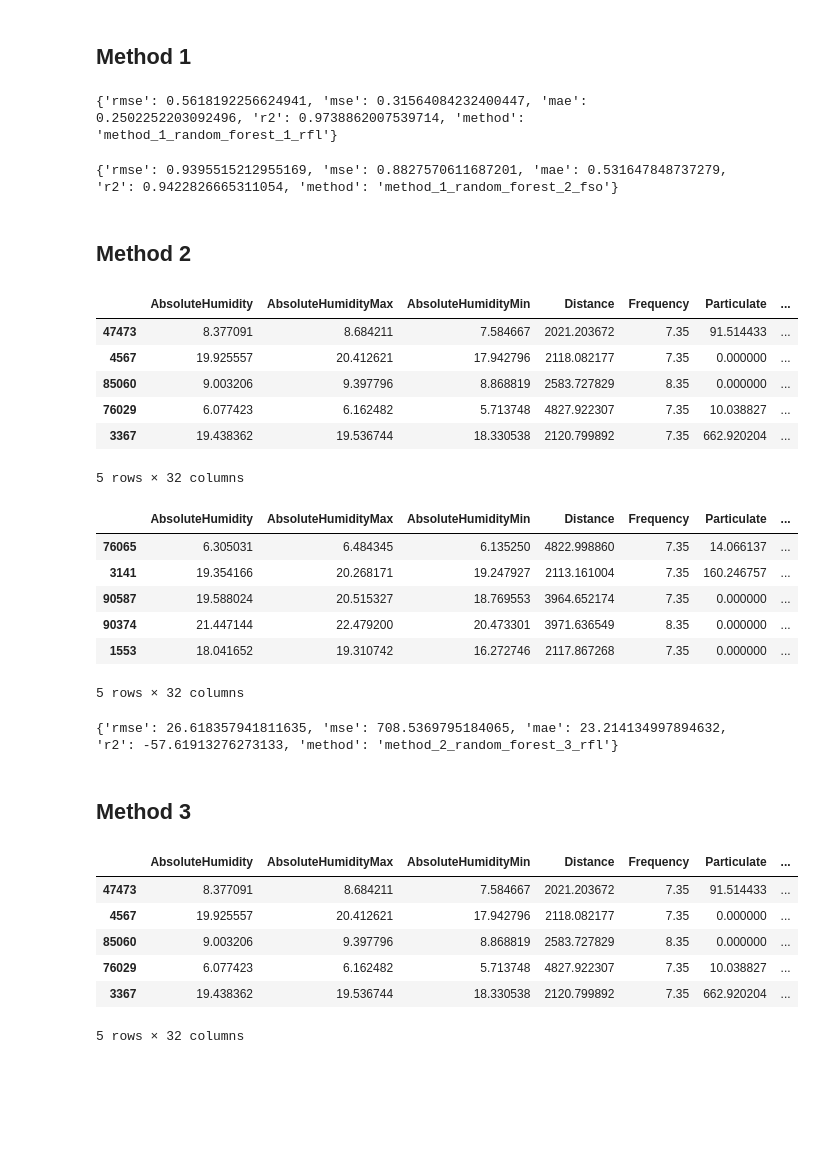
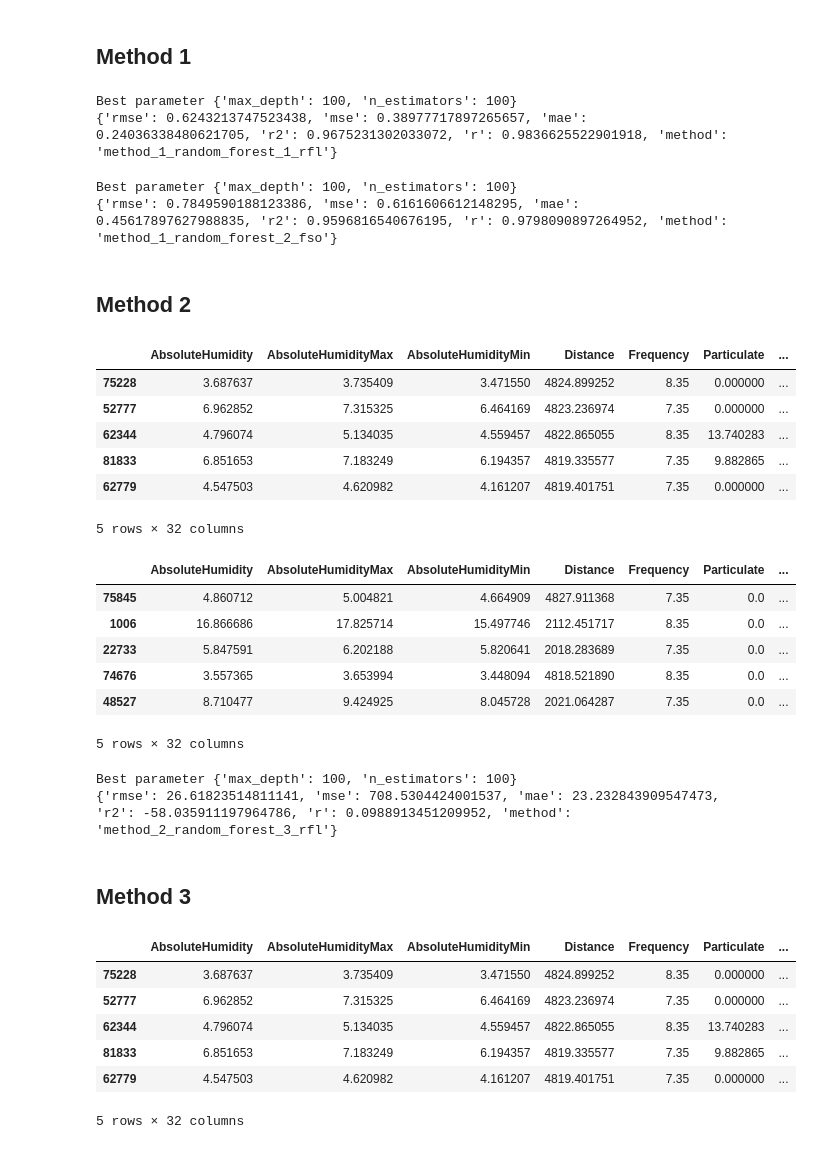
Before and after one commit to hoangthuha/researchproject, a Jupyter notebook: Project_B_Full_Data.ipynb, the cells around one changed output. Cells and saved outputs as stored; diff of their text form; code cells hidden in the pictures; blank space fills up the shorter version.

```diff
--- a/Project_B_Full_Data.ipynb
+++ b/Project_B_Full_Data.ipynb
@@ -81,11 +285,11 @@ y_test:  (27414, 2)
 # %%
-y_train_FSO = y_train["FSO_Att"]
+y_train_FSO = y_train_validation["FSO_Att"]
 y_train_FSO = y_train_FSO.to_numpy().reshape(-1,1)
 
 y_test_FSO = y_test["FSO_Att"]
 y_test_FSO = y_test_FSO.to_numpy().reshape(-1,1)
 
-y_train_RFL = y_train["RFL_Att"]
+y_train_RFL = y_train_validation["RFL_Att"]
 y_train_RFL = y_train_RFL.to_numpy().reshape(-1,1)
 
 y_test_RFL = y_test["RFL_Att"]
@@ -112,24 +316,27 @@ def calculate_metrics(y_true, y_pred):
     mse = mean_squared_error(y_true, y_pred)
     mae = mean_absolute_error(y_true, y_pred)
     r2 = r2_score(y_true, y_pred)
+    # r = r_regression(y_true, y_pred)[0]
 
     return {"rmse": rmse,
             "mse": mse,
             "mae": mae,
             "r2" : r2,
+            # "r": 0
             }
 
 def perform_random_forest_regression(X_train, y_train):
     regressor = RandomForestRegressor(random_state=0, oob_score=True, n_jobs=4)
     param_grid = {
-    'n_estimators': [10],
-    'max_depth': [20]
+    'n_estimators': [10,100],
+    'max_depth': [20, 100]
     }
     grid_regr = GridSearchCV(estimator = regressor, param_grid = param_grid, cv = 3)
     grid_regr.fit(X_train, y_train)
 
     model = grid_regr.best_estimator_
     best_params = grid_regr.best_params_
+    print("Best parameter", best_params)
 
     return model
 
@@ -153,10 +360,10 @@ y_train_FSO_scaled = target_scaler_FSO.transform(y_train_FSO)
 target_scaler_RFL = StandardScaler().fit(y_train_RFL)
 y_train_RFL_scaled = target_scaler_RFL.transform(y_train_RFL)
 # %%
-method_1_random_forest_1_rfl = perform_random_forest_regression(X_train_scaled, y_train_RFL_scaled)
-method_1_random_forest_1_rfl
+method_1_random_forest_1_rfl = perform_random_forest_regression(X_train_validation, y_train_RFL_scaled)
+# method_1_random_forest_1_rfl
 
-y_pred_method_1_random_forest_1_rfl = predict(method_1_random_forest_1_rfl, X_test_scaled, target_scaler_RFL)
+y_pred_method_1_random_forest_1_rfl = predict(method_1_random_forest_1_rfl, X_test, target_scaler_RFL)
 
 method_1_random_forest_1_rfl_metrics = calculate_metrics(y_test_RFL, y_pred_method_1_random_forest_1_rfl)
 method_1_random_forest_1_rfl_metrics['method'] = 'method_1_random_forest_1_rfl'
@@ -169,33 +376,35 @@ print(method_1_random_forest_1_rfl_metrics)
 # method_1_random_forest_1_rfl_metrics = calculate_metrics(y_test_RFL, y_pred_method_1_random_forest_1_rfl)
 # method_1_random_forest_1_rfl_metrics
 # %% [output]
-{'rmse': 0.5618192256624941, 'mse': 0.31564084232400447, 'mae': 0.2502252203092496, 'r2': 0.9738862007539714, 'method': 'method_1_random_forest_1_rfl'}
+Best parameter {'max_depth': 100, 'n_estimators': 100}
+{'rmse': 0.6243213747523438, 'mse': 0.38977717897265657, 'mae': 0.24036338480621705, 'r2': 0.9675231302033072, 'r': 0.9836625522901918, 'method': 'method_1_random_forest_1_rfl'}
 # %%
-method_1_random_forest_2_fso = perform_random_forest_regression(X_train_scaled, y_train_FSO_scaled)
-method_1_random_forest_2_fso
+method_1_random_forest_2_fso = perform_random_forest_regression(X_train_validation, y_train_FSO_scaled)
+# method_1_random_forest_2_fso
 
-y_pred_method_1_random_forest_2_fso = predict(method_1_random_forest_2_fso, X_test_scaled, target_scaler_FSO)
+y_pred_method_1_random_forest_2_fso = predict(method_1_random_forest_2_fso, X_test, target_scaler_FSO)
 
 method_1_random_forest_2_fso_metrics = calculate_metrics(y_test_FSO, y_pred_method_1_random_forest_2_fso)
 method_1_random_forest_2_fso_metrics['method'] = 'method_1_random_forest_2_fso'
 all_metrics.append(method_1_random_forest_2_fso_metrics)
 print(method_1_random_forest_2_fso_metrics)
 # %% [output]
-{'rmse': 0.9395515212955169, 'mse': 0.8827570611687201, 'mae': 0.531647848737279, 'r2': 0.9422826665311054, 'method': 'method_1_random_forest_2_fso'}
+Best parameter {'max_depth': 100, 'n_estimators': 100}
+{'rmse': 0.7849590188123386, 'mse': 0.6161606612148295, 'mae': 0.45617897627988835, 'r2': 0.9596816540676195, 'r': 0.9798090897264952, 'method': 'method_1_random_forest_2_fso'}
 # %% [markdown]
 ## Method 2
 # %%
-RFL_pred_train = predict(method_1_random_forest_1_rfl, X_train_scaled, target_scaler_RFL)
+RFL_pred_train = predict(method_1_random_forest_1_rfl, X_train_validation, target_scaler_RFL)
 # %%
-X_train_RFL = X_train.copy()
+X_train_RFL = X_train_validation_df.copy()
 X_train_RFL["RFL_Att_predicted"] = RFL_pred_train
 X_train_RFL.head()
 # %% [output]
 |  | AbsoluteHumidity | AbsoluteHumidityMax | AbsoluteHumidityMin | Distance | Frequency | Particulate | ... |
-| 47473 | 8.377091 | 8.684211 | 7.584667 | 2021.203672 | 7.35 | 91.514433 | ... |
-| 4567 | 19.925557 | 20.412621 | 17.942796 | 2118.082177 | 7.35 | 0.000000 | ... |
-| 85060 | 9.003206 | 9.397796 | 8.868819 | 2583.727829 | 8.35 | 0.000000 | ... |
-| 76029 | 6.077423 | 6.162482 | 5.713748 | 4827.922307 | 7.35 | 10.038827 | ... |
-| 3367 | 19.438362 | 19.536744 | 18.330538 | 2120.799892 | 7.35 | 662.920204 | ... |
+| 75228 | 3.687637 | 3.735409 | 3.471550 | 4824.899252 | 8.35 | 0.000000 | ... |
+| 52777 | 6.962852 | 7.315325 | 6.464169 | 4823.236974 | 7.35 | 0.000000 | ... |
+| 62344 | 4.796074 | 5.134035 | 4.559457 | 4822.865055 | 8.35 | 13.740283 | ... |
+| 81833 | 6.851653 | 7.183249 | 6.194357 | 4819.335577 | 7.35 | 9.882865 | ... |
+| 62779 | 4.547503 | 4.620982 | 4.161207 | 4819.401751 | 7.35 | 0.000000 | ... |
 5 rows × 32 columns
 # %%
@@ -203,14 +412,14 @@ RFL_pred_test = predict(method_1_random_forest_1_rfl, X_test_scaled, target_scal
 # %%
-X_test_RFL = X_test.copy()
+X_test_RFL = X_test_df.copy()
 X_test_RFL["RFL_Att_predicted"] = RFL_pred_test
 X_test_RFL.head()
 # %% [output]
 |  | AbsoluteHumidity | AbsoluteHumidityMax | AbsoluteHumidityMin | Distance | Frequency | Particulate | ... |
-| 76065 | 6.305031 | 6.484345 | 6.135250 | 4822.998860 | 7.35 | 14.066137 | ... |
-| 3141 | 19.354166 | 20.268171 | 19.247927 | 2113.161004 | 7.35 | 160.246757 | ... |
-| 90587 | 19.588024 | 20.515327 | 18.769553 | 3964.652174 | 7.35 | 0.000000 | ... |
-| 90374 | 21.447144 | 22.479200 | 20.473301 | 3971.636549 | 8.35 | 0.000000 | ... |
-| 1553 | 18.041652 | 19.310742 | 16.272746 | 2117.867268 | 7.35 | 0.000000 | ... |
+| 75845 | 4.860712 | 5.004821 | 4.664909 | 4827.911368 | 7.35 | 0.0 | ... |
+| 1006 | 16.866686 | 17.825714 | 15.497746 | 2112.451717 | 8.35 | 0.0 | ... |
+| 22733 | 5.847591 | 6.202188 | 5.820641 | 2018.283689 | 7.35 | 0.0 | ... |
+| 74676 | 3.557365 | 3.653994 | 3.448094 | 4818.521890 | 8.35 | 0.0 | ... |
+| 48527 | 8.710477 | 9.424925 | 8.045728 | 2021.064287 | 7.35 | 0.0 | ... |
 5 rows × 32 columns
 # %%
 feature_scaler_rfl = StandardScaler().fit(X_train_RFL)
@@ -218,7 +427,7 @@ X_train_RFL_scaled = feature_scaler_rfl.transform(X_train_RFL)
 X_test_RFL_scaled = feature_scaler_rfl.transform(X_test_RFL)
 
 method_2_random_forest_3_rfl = perform_random_forest_regression(X_train_RFL_scaled, y_train_FSO)
-method_2_random_forest_3_rfl
+# method_2_random_forest_3_rfl
 
 y_pred_method_2_random_forest_3_rfl = predict(method_2_random_forest_3_rfl, X_test_RFL_scaled, target_scaler_RFL)
 
@@ -227,7 +436,8 @@ method_2_random_forest_3_rfl_metrics['method'] = 'method_2_random_forest_3_rfl'
 all_metrics.append(method_2_random_forest_3_rfl_metrics)
 print(method_2_random_forest_3_rfl_metrics)
 # %% [output]
-{'rmse': 26.618357941811635, 'mse': 708.5369795184065, 'mae': 23.214134997894632, 'r2': -57.61913276273133, 'method': 'method_2_random_forest_3_rfl'}
+Best parameter {'max_depth': 100, 'n_estimators': 100}
+{'rmse': 26.61823514811141, 'mse': 708.5304424001537, 'mae': 23.232843909547473, 'r2': -58.035911197964786, 'r': 0.0988913451209952, 'method': 'method_2_random_forest_3_rfl'}
 # %% [markdown]
 ## Method 3
 # %%
@@ -235,13 +445,13 @@ FSO_pred_train = predict(method_1_random_forest_2_fso, X_train_scaled, target_sc
 # %%
-X_train_FSO = X_train.copy()
+X_train_FSO = X_train_validation_df.copy()
 X_train_FSO["FSO_Att_predicted"] = FSO_pred_train
 X_train_FSO.head()
 # %% [output]
 |  | AbsoluteHumidity | AbsoluteHumidityMax | AbsoluteHumidityMin | Distance | Frequency | Particulate | ... |
-| 47473 | 8.377091 | 8.684211 | 7.584667 | 2021.203672 | 7.35 | 91.514433 | ... |
-| 4567 | 19.925557 | 20.412621 | 17.942796 | 2118.082177 | 7.35 | 0.000000 | ... |
-| 85060 | 9.003206 | 9.397796 | 8.868819 | 2583.727829 | 8.35 | 0.000000 | ... |
-| 76029 | 6.077423 | 6.162482 | 5.713748 | 4827.922307 | 7.35 | 10.038827 | ... |
-| 3367 | 19.438362 | 19.536744 | 18.330538 | 2120.799892 | 7.35 | 662.920204 | ... |
+| 75228 | 3.687637 | 3.735409 | 3.471550 | 4824.899252 | 8.35 | 0.000000 | ... |
+| 52777 | 6.962852 | 7.315325 | 6.464169 | 4823.236974 | 7.35 | 0.000000 | ... |
+| 62344 | 4.796074 | 5.134035 | 4.559457 | 4822.865055 | 8.35 | 13.740283 | ... |
+| 81833 | 6.851653 | 7.183249 | 6.194357 | 4819.335577 | 7.35 | 9.882865 | ... |
+| 62779 | 4.547503 | 4.620982 | 4.161207 | 4819.401751 | 7.35 | 0.000000 | ... |
 5 rows × 32 columns
 # %%
```
Also changed, not shown: parts of 36 cells of this notebook.
